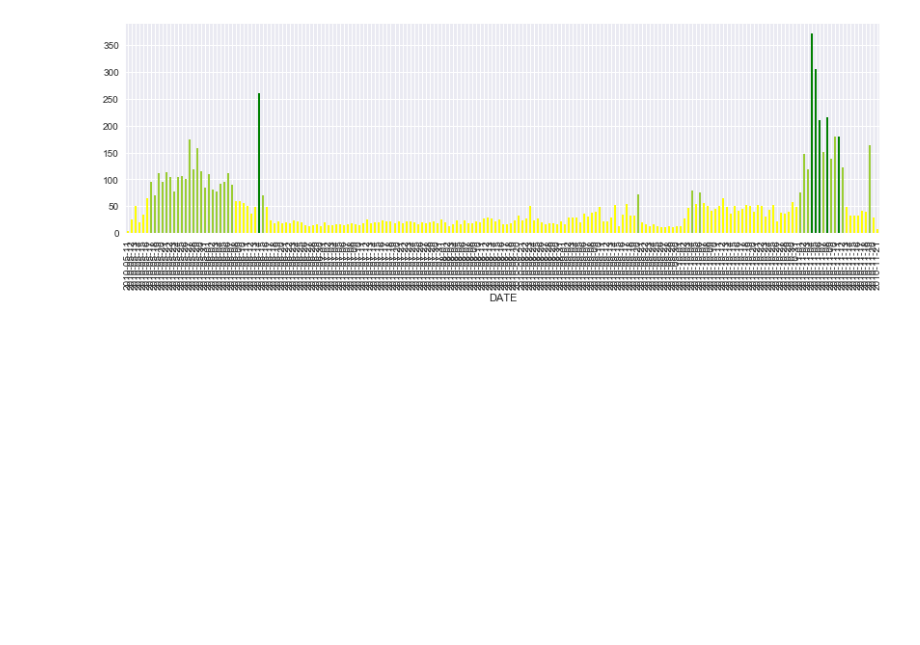
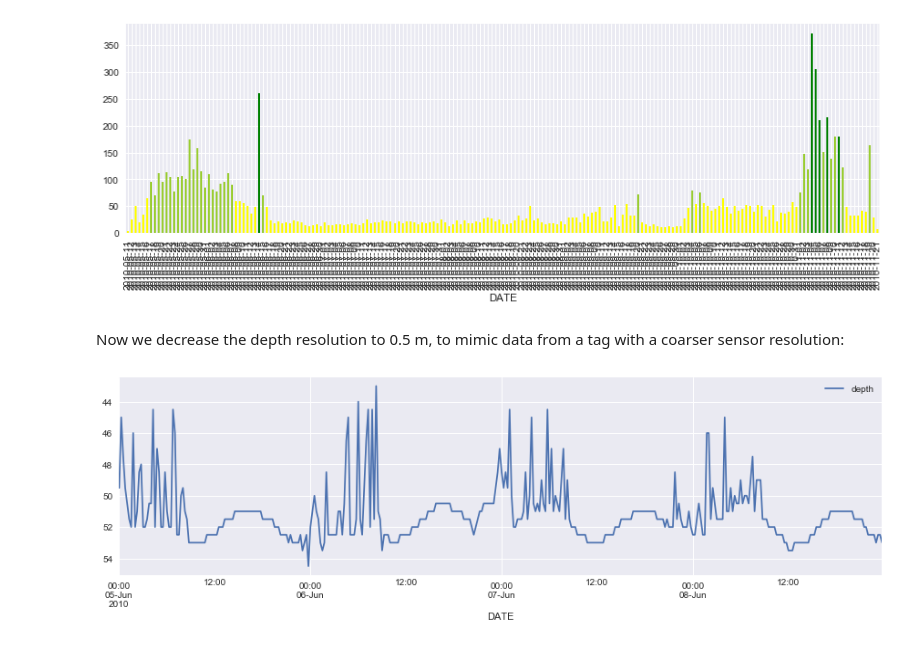
Before and after one commit to cliu3/Archival_tag_analyses, a Jupyter notebook: activity 2d-plot-15min.ipynb, the cells around one changed output. Drawn from its saved outputs; the diff is of its cells as text; code cells hidden in the pictures; blank space fills up the shorter version.

```diff
--- a/activity 2d-plot-15min.ipynb
+++ b/activity 2d-plot-15min.ipynb
@@ -150,6 +150,14 @@ depth_change_sum.plot(kind='bar', color=[colors[i] for i in y_pred], figsize=(14
 # %% [output]
 <matplotlib.axes._subplots.AxesSubplot at 0x...>
 [figure]
+# %% [markdown]
+Now we decrease the depth resolution to 0.5 m, to mimic data from a tag with a coarser sensor resolution:
 # %%
 def round_of_rating(number):
     return round(number * 2) / 2
+# %%
+depth = np.array([round_of_rating(i) for i in depth])
+data['depth'] = depth
+data['2010-Jun-5':'2010-Jun-8'].plot(y='depth', figsize=(15,4)).invert_yaxis()
+# %% [output]
+[figure, added]
```
Also changed, not shown: parts of 4 cells of this notebook.
